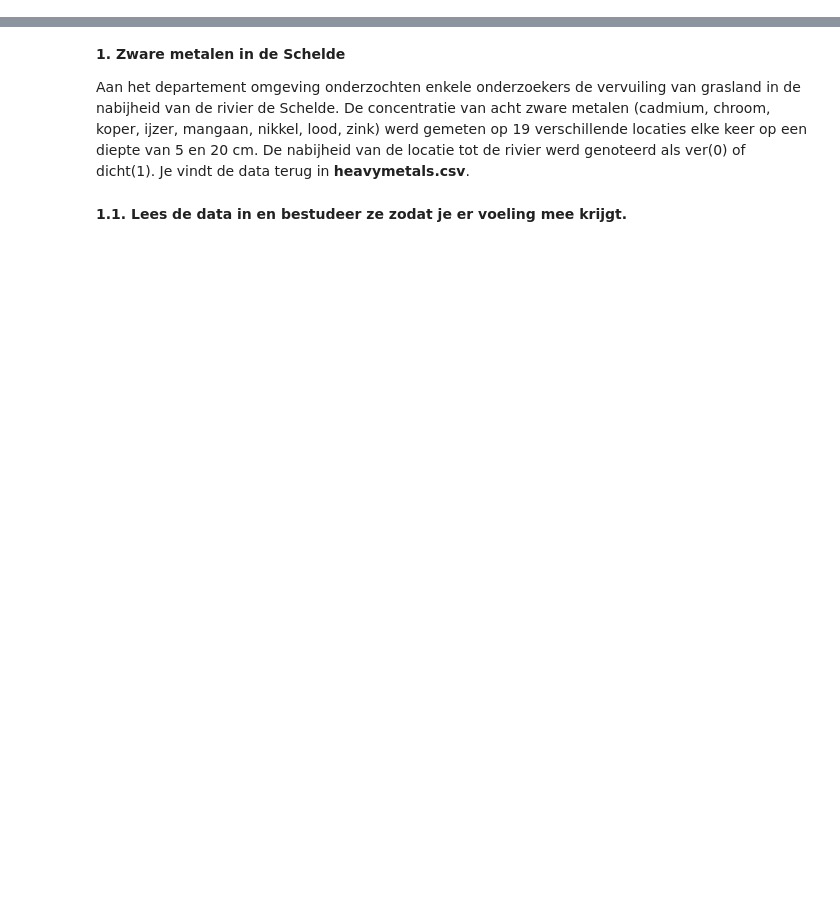
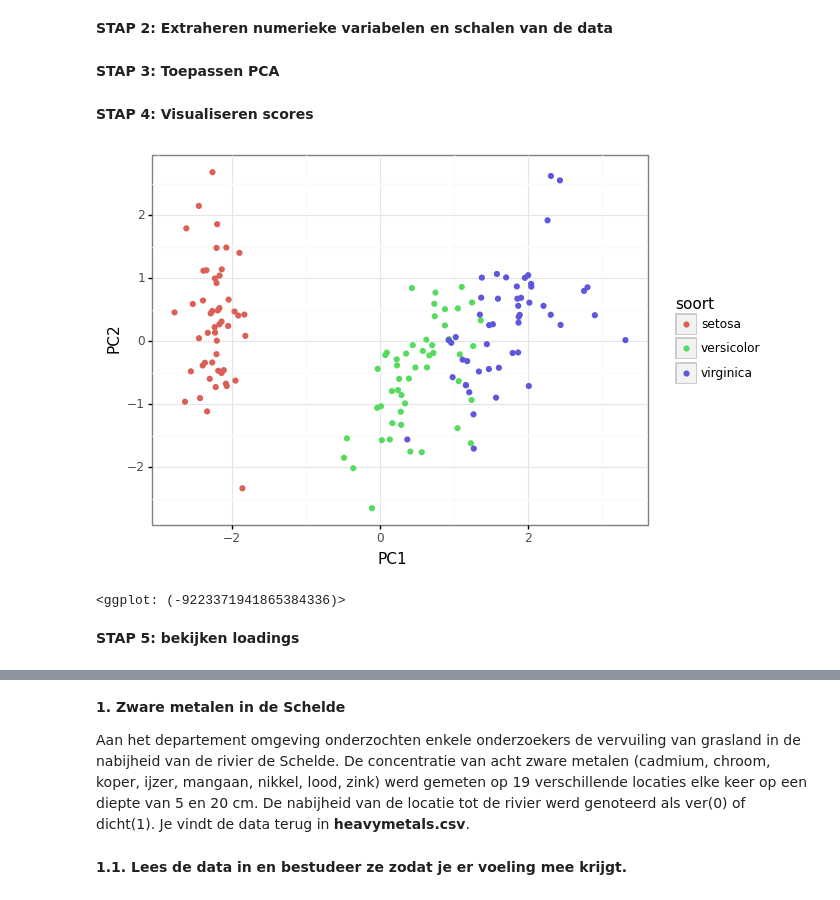
Before and after one commit to ArneDeloose/Ugain_MachineLearning_DataVis, a Jupyter notebook: DimensionReduction_Exercise_Solution.ipynb, the cells around one changed output, grey strips where cells are left out. Drawn from its saved outputs; the diff is of its cells as text; code cells hidden in the pictures; blank space fills up the shorter version.

Commit message:
Fix up visuals
Solution file didn't match exercise (markdown) + fix name vars in theory file

```diff
--- a/DimensionReduction_Exercise_Solution.ipynb
+++ b/DimensionReduction_Exercise_Solution.ipynb
@@ -53,0 +86,4 @@ def biplot_func(score, pca_model, labels=None, y=None, show_index=False):
+# %%
+url='https://raw.githubusercontent.com/ArneDeloose/Ugain_MachineLearning_DataVis/main/iris.csv' #raw github link
+df=pd.read_csv(url, sep = ";")
+df.head()
@@ -53,0 +97,29 @@ def biplot_func(score, pca_model, labels=None, y=None, show_index=False):
+# %% [markdown]
+**STAP 2: Extraheren numerieke variabelen en schalen van de data**
+# %%
+X = np.array(df.iloc[:,:4])
+scaler = StandardScaler()
+scaler.fit(X)
+X=scaler.transform(X)      # gemiddelde 0 en stdev 1 voor elke variabele
+# %% [markdown]
+**STAP 3: Toepassen PCA**
+# %%
+pca_model = PCA()                   # genereren PCA object
+x_new = pca_model.fit_transform(X)  # berekenen scores en loadings (x_new bevat de scores, de loadings kan je terugvinden
+                                    # in pca_model.components_)
+# %% [markdown]
+**STAP 4: Visualiseren scores**
+# %%
+# PCA scores en soort-labels samenvatten in een pandas dataframe
+df_pca = pd.DataFrame(x_new[:, 0:2], columns = ["PC1", "PC2"])
+df_pca["soort"] = df["soort"]
+
+# visualisatie met ggplot/plotnine
+ggplot(df_pca, aes(x = "PC1", y = "PC2", color = "soort")) +\
+    geom_point() +\
+    theme_bw()
+# %% [output]
+[figure, added]
+<ggplot: (-9223371941865384336)>
+# %% [markdown]
+**STAP 5: bekijken loadings**
```
Also changed, not shown: parts of 41 cells of this notebook, 3 other files.
